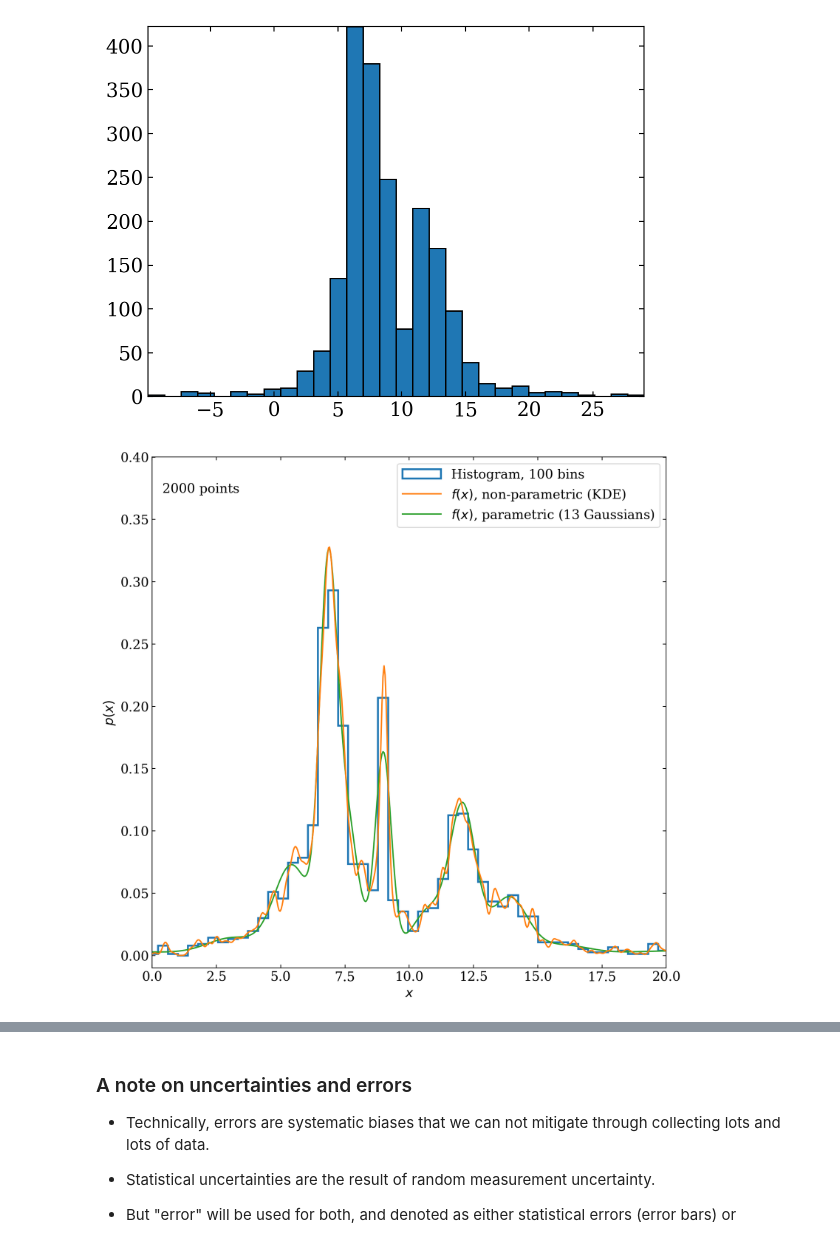
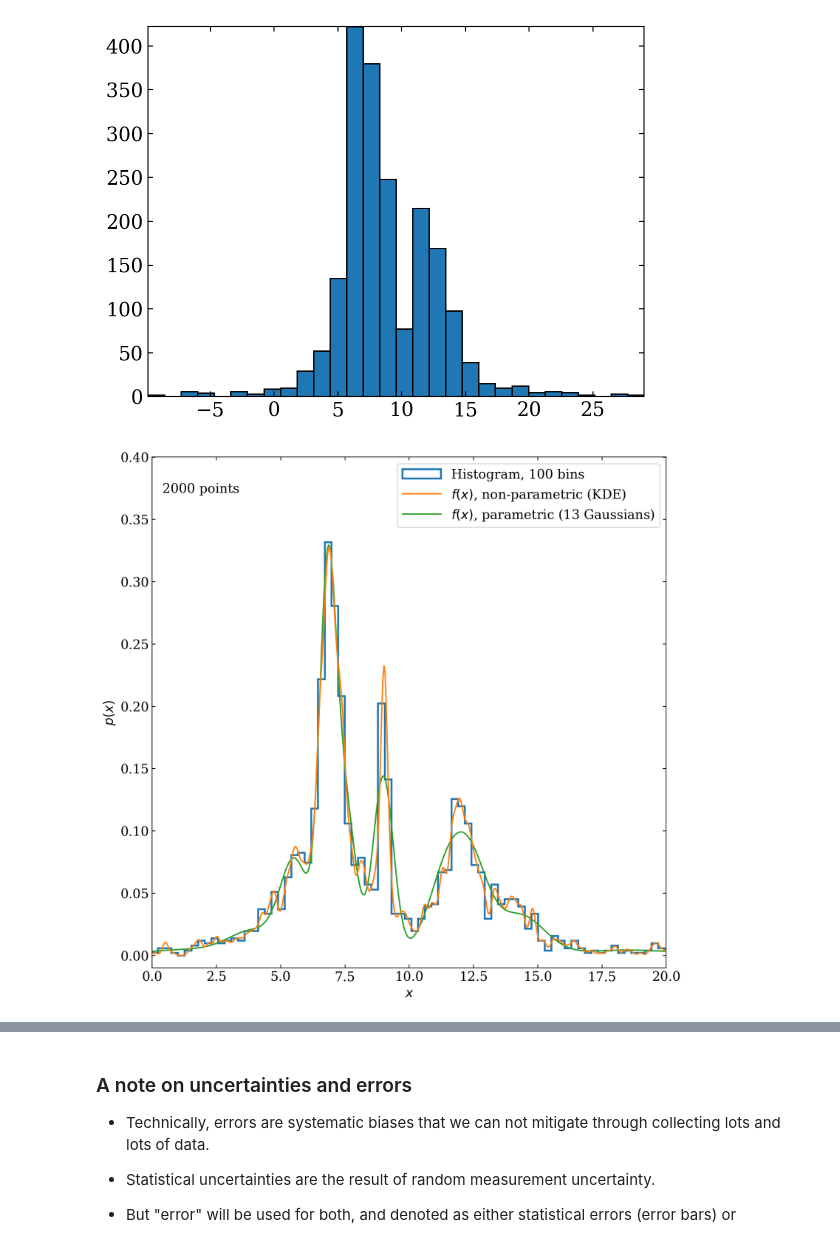
Before and after one commit to loredp02/astrostatistics_bicocca_2026, a Jupyter notebook: notes/L02_probability-Copy1.ipynb, the cells around one changed output, grey strips where cells are left out. Saved outputs shown, nothing was run; the diff lists cells and outputs as text; code cells hidden in the pictures.

```diff
--- a/notes/L02_probability-Copy1.ipynb
+++ b/notes/L02_probability-Copy1.ipynb
@@ -113,46 +113,47 @@ fig,ax = plt.subplots(figsize=(10, 10))
 xgrid = np.linspace(-10, 30, 1000)
 
 # True distribution: you typically don't have it! Only have the samples!
-if False:
+if False: #if false la disattiva
     ax.plot(xgrid, hx(xgrid), ':', color='black', zorder=3,
             label="$h(x)$, Generating Distribution")
 
 # A simple histogram
 # But try changing the number of bins!
 if True:
-    ax.hist(x,density=True,color='C0',bins=100,histtype='step',lw=2, label='Histogram, 100 bins')
+    ax.hist(x,density=True,color='C0',bins=150,histtype='step',lw=2, label='Histogram, 100 bins') #density true mi permette di trasformare i conteggi in densità e confrontare con le funzioni
+#'step' significa che mostra solo la parte superiore
 
 # Something more sophisticated: Kernel Density Estimation
 # But try changing the bandwith!
 if True:
     kde = KernelDensity(bandwidth=0.1, kernel='gaussian')
     kde.fit(x[:, None])
     dens_kde = np.exp(kde.score_samples(xgrid[:, None]))
     ax.plot(xgrid, dens_kde, '-', color='C1', zorder=3,
             label="$f(x)$, non-parametric (KDE)")
 
 # Use Gaussian Mixtures with a pre-defined number of clusters (13)
 if True:
     gmm = GaussianMixture(n_components=13).fit(x.reshape(-1, 1))
     logprob = gmm.score_samples(xgrid.reshape(-1, 1))
     fx = lambda j : np.exp(gmm.score_samples(j.reshape(-1, 1)))
     ax.plot(xgrid, fx(np.array(xgrid)), '-', color='C2',
             label="$f(x)$, parametric (13 Gaussians)")
 
 # Plot cosmetics
 ax.text(0.02, 0.95, "%i points" % N, ha='left', va='top',
             transform=ax.transAxes)
 
 ax.set_ylabel('$p(x)$',fontsize=14)
 ax.legend(loc='upper right')
 
 ax.set_xlabel('$x$',fontsize=14)
 ax.set_xlim(0, 20)
 ax.set_ylim(-0.01, 0.4001)
 
 plt.show()
 # %% [output]
-[figure, old version]
+[figure, new version]
 # %%
 # For instance in a single point:
 print(hx(9))             # h(x), the true distribution
```
Also changed, not shown: parts of 2 cells of this notebook, 52 other files.
